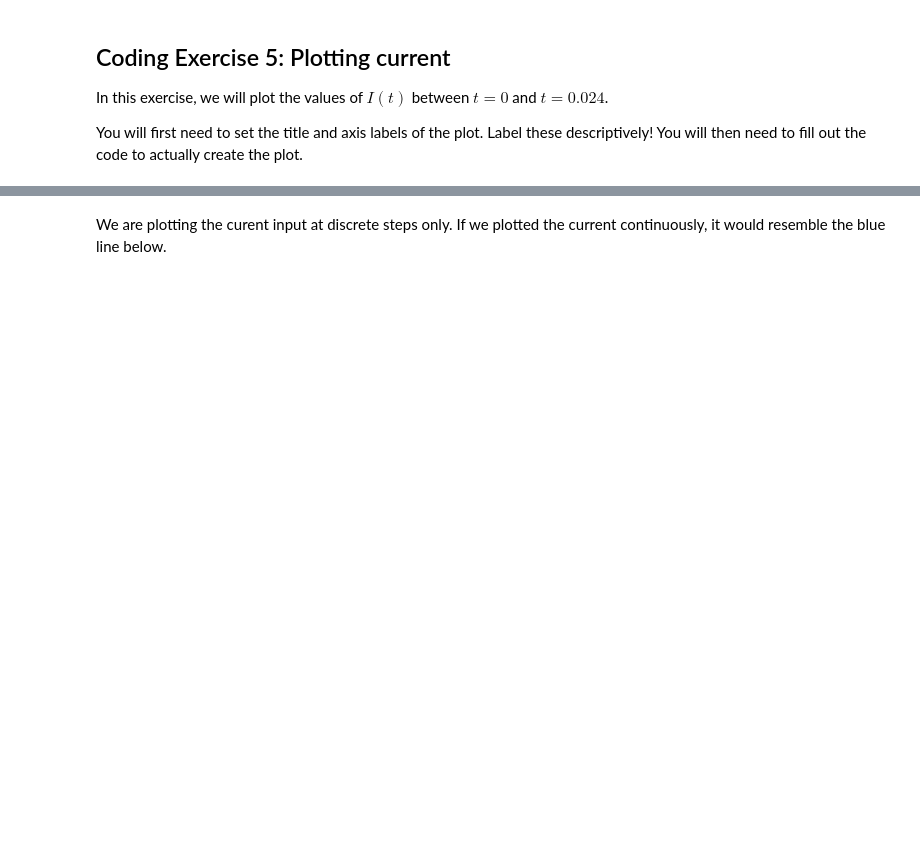
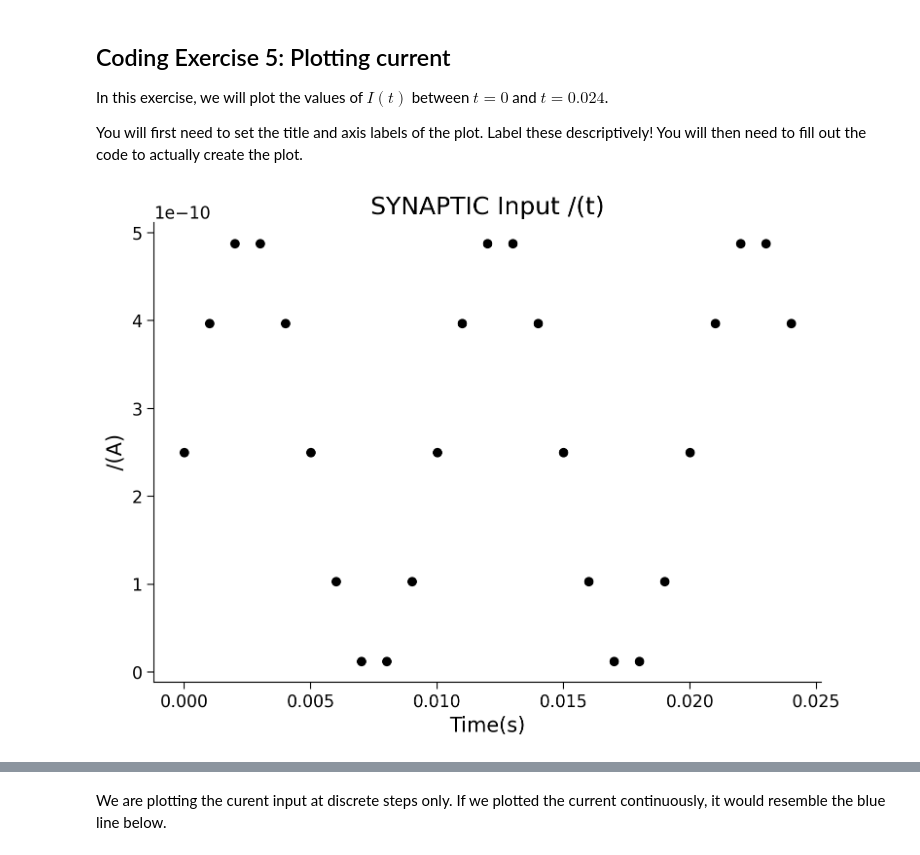
Before and after one commit to yox19/MNE-Python, a Jupyter notebook: tutorials/W0D1_PythonWorkshop1/student/W0D1_Tutorial1.ipynb, the cells around one changed output, grey strips where cells are left out. Saved outputs shown, nothing was run; the diff lists cells and outputs as text; code cells hidden in the pictures; blank space fills up the shorter version.

```diff
--- a/tutorials/W0D1_PythonWorkshop1/student/W0D1_Tutorial1.ipynb
+++ b/tutorials/W0D1_PythonWorkshop1/student/W0D1_Tutorial1.ipynb
@@ -184,13 +190,13 @@ We start by defining and initializing the main simulation variables for our LIF
 
 In the code cell below, please modify the code to print the simulation parameters.
 # %%
-# t_max = 150e-3   # second
-# dt = 1e-3        # second
-# tau = 20e-3      # second
-# el = -60e-3      # milivolt
-# vr = -70e-3      # milivolt
-# vth = -50e-3     # milivolt
-# r = 100e6        # ohm
-# i_mean = 25e-11  # ampere
+t_max = 150e-3   # second
+dt = 1e-3        # second
+tau = 20e-3      # second
+el = -60e-3      # milivolt
+vr = -70e-3      # milivolt
+th = -50e-3     # milivolt
+r = 100e6        # ohm
+i_mean = 25e-11  # ampere
 
-# print(t_max, dt, tau, el, vr, vth, r, i_mean)
+print(t_max, dt, tau, el, vr, th, r, i_mean)
@@ -260,7 +270,7 @@ for step in range(10):
   t = step * dt
 
   # Compute value of i at this time step
-  i = ...
+  i = i_mean * (1 + np.sin((t * 2 * np.pi) / 0.01))
 
   # Print value of i
   print(i)
@@ -483,7 +523,7 @@ V(t + \Delta t) =  V(t) + \frac{\Delta t}{\tau_m}\left( E_L -V(t) + R I(t) \righ
 #################################################
 ## TODO for students: fill out compute v code ##
 # Fill out code and comment or remove the next line
-raise NotImplementedError("Student exercise: You need to fill out code to compute v")
+
 #################################################
 
 # Initialize step_end and v0
@@ -499,7 +539,7 @@ for step in range(step_end):
   i = i_mean * (1 + np.sin((t * 2 * np.pi) / 0.01))
 
   # Compute v
-  v = ...
+  v = v + dt/tau * (el - v + r*i)
 
   # Print value of t and v
   print(f"{t:.3f} {v:.4e}")
@@ -631,35 +690,38 @@ In this exercise, we will plot the values of $I(t)$ between $t=0$ and $t=0.024$.
 
 You will first need to set the title and axis labels of the plot. Label these descriptively!  You will then need to fill out the code to actually create the plot.
 # %%
+import matplotlib.pyplot as plt
+
 #################################################
 ## TODO for students: fill out the figure initialization and plotting code below ##
-# Fill out code and comment or remove the next line
-raise NotImplementedError("Student exercise: You need to fill out current figure code")
+
 #################################################
 
 # Initialize step_end
 step_end = 25
 
 # Initialize the figure
 plt.figure()
-plt.title(...)
-plt.xlabel(...)
-plt.ylabel(...)
+plt.title('SYNAPTIC Input /(t)')
+plt.xlabel('Time(s)')
+plt.ylabel('/(A)')
 
 # Loop for step_end steps
 for step in range(step_end):
 
   # Compute value of t
   t = step * dt
 
   # Compute value of i at this time step
   i = i_mean * (1 + np.sin((t * 2 * np.pi) / 0.01))
 
   # Plot i (use 'ko' to get small black dots (short for color='k' and marker = 'o'))
-  plt.plot(...)
+  plt.plot(t, i, 'ko')
 
 # Display the plot
 plt.show()
+# %% [output]
+[figure, added]
 # %% [markdown]
 [*Click for solution*](https://github.com/NeuromatchAcademy/precourse/tree/main/tutorials/W0D1_PythonWorkshop1/solutions/W0D1_Tutorial1_Solution_c15c544f.py)
 
```
Also changed, not shown: parts of 20 cells of this notebook.
